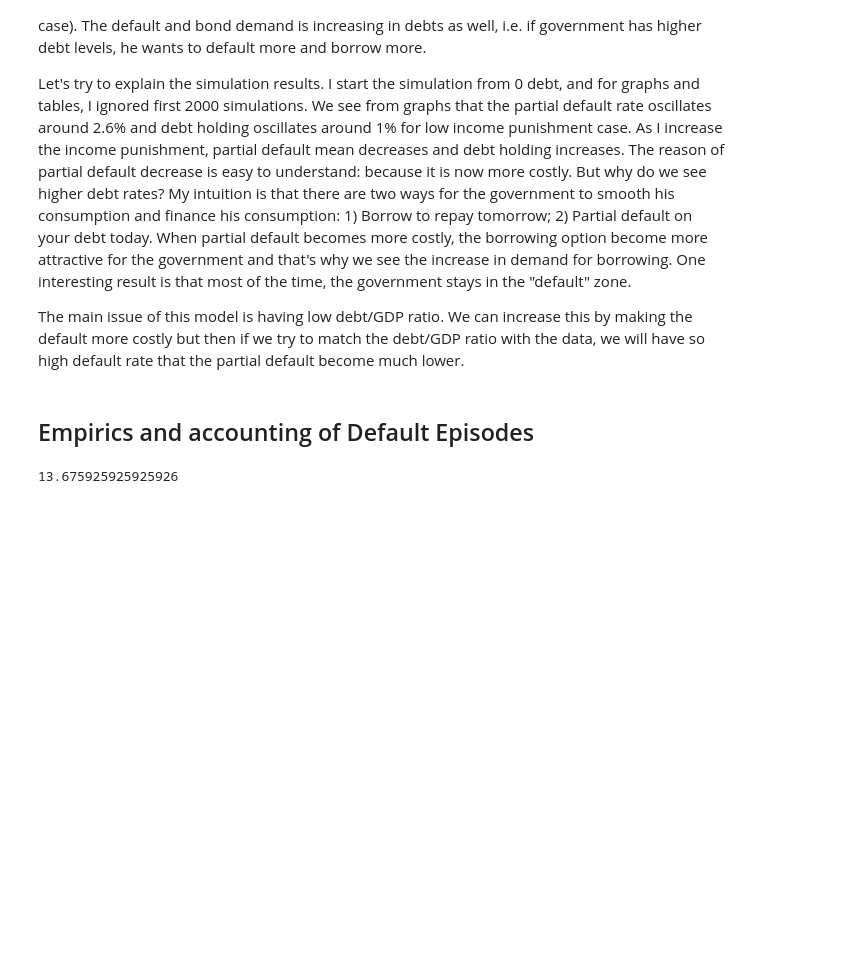
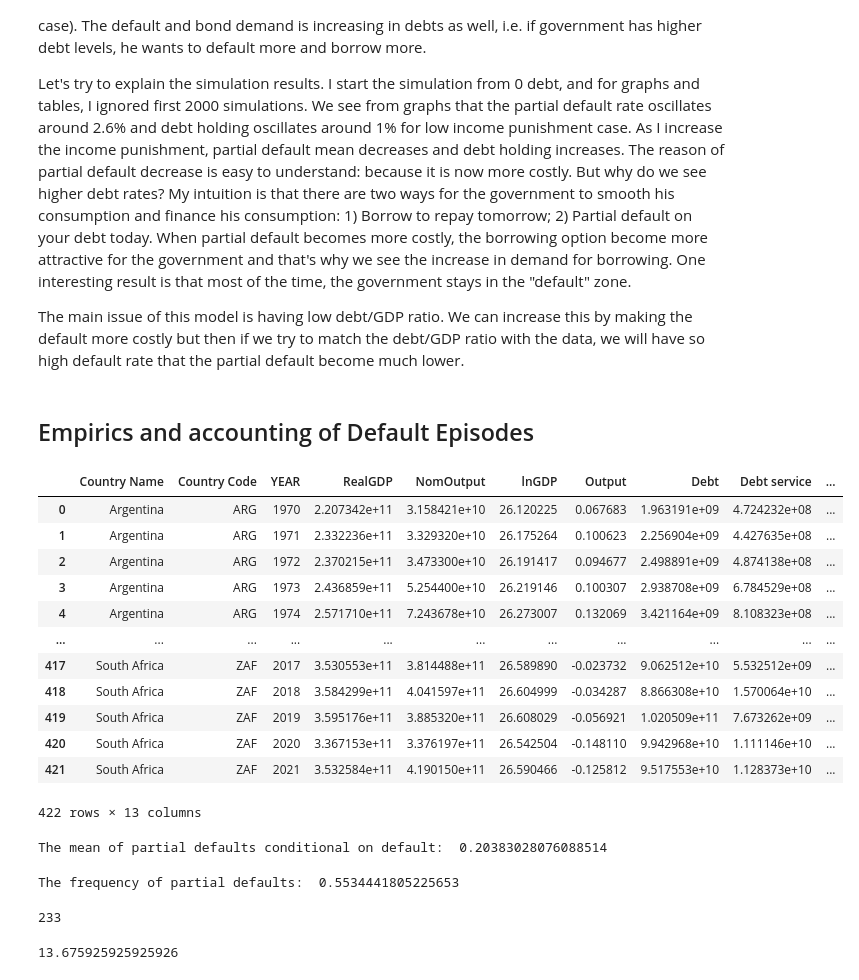
Before and after one commit to hamecetin/Monetary, a Jupyter notebook: Partial Default/Copy of Monetary_Code_Hasan_Cetin.ipynb, the cells around one changed output. Drawn from its saved outputs; the diff is of its cells as text; code cells hidden in the pictures; blank space fills up the shorter version.

```diff
--- a/Partial Default/Copy of Monetary_Code_Hasan_Cetin.ipynb
+++ b/Partial Default/Copy of Monetary_Code_Hasan_Cetin.ipynb
@@ -460,4 +460,32 @@ df['part_def'] = df["Defaulted Coupons"]/ df["Debt"]
 df["Debt to GDP"] = df["Debt"]/ df["NomOutput"]
+# %%
+df
+# %% [output]
+|  | Country Name | Country Code | YEAR | RealGDP | NomOutput | lnGDP | Output | Debt | Debt service | ... |
+| 0 | Argentina | ARG | 1970 | 2.207342e+11 | 3.158421e+10 | 26.120225 | 0.067683 | 1.963191e+09 | 4.724232e+08 | ... |
+| 1 | Argentina | ARG | 1971 | 2.332236e+11 | 3.329320e+10 | 26.175264 | 0.100623 | 2.256904e+09 | 4.427635e+08 | ... |
+| 2 | Argentina | ARG | 1972 | 2.370215e+11 | 3.473300e+10 | 26.191417 | 0.094677 | 2.498891e+09 | 4.874138e+08 | ... |
+| 3 | Argentina | ARG | 1973 | 2.436859e+11 | 5.254400e+10 | 26.219146 | 0.100307 | 2.938708e+09 | 6.784529e+08 | ... |
+| 4 | Argentina | ARG | 1974 | 2.571710e+11 | 7.243678e+10 | 26.273007 | 0.132069 | 3.421164e+09 | 8.108323e+08 | ... |
+| ... | ... | ... | ... | ... | ... | ... | ... | ... | ... | ... |
+| 417 | South Africa | ZAF | 2017 | 3.530553e+11 | 3.814488e+11 | 26.589890 | -0.023732 | 9.062512e+10 | 5.532512e+09 | ... |
+| 418 | South Africa | ZAF | 2018 | 3.584299e+11 | 4.041597e+11 | 26.604999 | -0.034287 | 8.866308e+10 | 1.570064e+10 | ... |
+| 419 | South Africa | ZAF | 2019 | 3.595176e+11 | 3.885320e+11 | 26.608029 | -0.056921 | 1.020509e+11 | 7.673262e+09 | ... |
+| 420 | South Africa | ZAF | 2020 | 3.367153e+11 | 3.376197e+11 | 26.542504 | -0.148110 | 9.942968e+10 | 1.111146e+10 | ... |
+| 421 | South Africa | ZAF | 2021 | 3.532584e+11 | 4.190150e+11 | 26.590466 | -0.125812 | 9.517553e+10 | 1.128373e+10 | ... |
+422 rows × 13 columns
+# %%
+print("The mean of partial defaults conditional on default: ", df[df["part_def"] > 0]["part_def"].mean())
+# %% [output]
+The mean of partial defaults conditional on default:  0.20383028076088514
+# %%
+print("The frequency of partial defaults: ", df["def episode"].sum()/421)
+# %% [output]
+The frequency of partial defaults:  0.5534441805225653
+# %%
+df["def episode"].sum()
+# %% [output]
+233
 # %%
 import itertools
 
```
Also changed, not shown: parts of 7 cells of this notebook.
